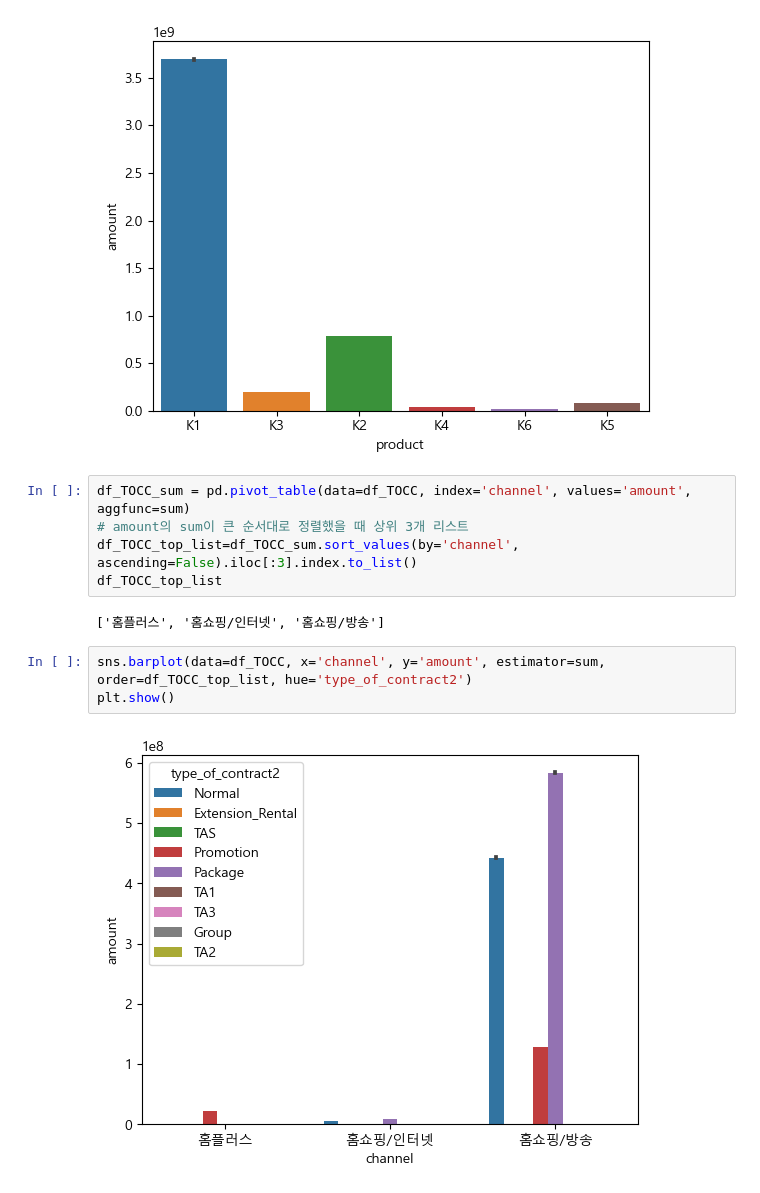
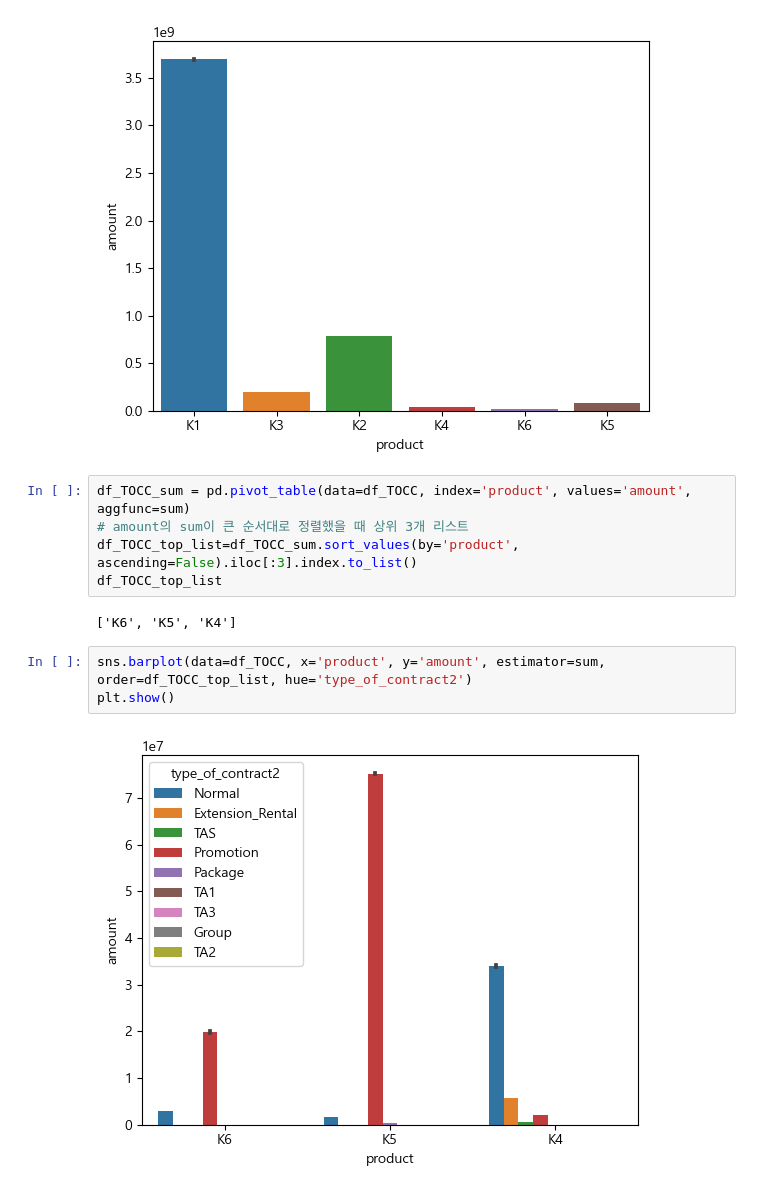
Before and after one commit to moonycode/study_data_analytics, a Jupyter notebook: codes/visualizations/quest_TypeOfContractChannel_charts.ipynb, the cells around one changed output. Cells and saved outputs as stored; diff of their text form.

Commit message:
TOCC quest1 수정

```diff
--- a/codes/visualizations/quest_TypeOfContractChannel_charts.ipynb
+++ b/codes/visualizations/quest_TypeOfContractChannel_charts.ipynb
@@ -73,14 +73,14 @@ plt.show()
 # %% [output]
 [figure]
 # %%
-df_TOCC_sum = pd.pivot_table(data=df_TOCC, index='channel', values='amount', aggfunc=sum)
+df_TOCC_sum = pd.pivot_table(data=df_TOCC, index='product', values='amount', aggfunc=sum)
 # amount의 sum이 큰 순서대로 정렬했을 때 상위 3개 리스트
-df_TOCC_top_list=df_TOCC_sum.sort_values(by='channel', ascending=False).iloc[:3].index.to_list()
+df_TOCC_top_list=df_TOCC_sum.sort_values(by='product', ascending=False).iloc[:3].index.to_list()
 df_TOCC_top_list
 # %% [output]
-['홈플러스', '홈쇼핑/인터넷', '홈쇼핑/방송']
+['K6', 'K5', 'K4']
 # %%
-sns.barplot(data=df_TOCC, x='channel', y='amount', estimator=sum, order=df_TOCC_top_list, hue='type_of_contract2')
+sns.barplot(data=df_TOCC, x='product', y='amount', estimator=sum, order=df_TOCC_top_list, hue='type_of_contract2')
 plt.show()
 # %% [output]
-[figure, old version]
+[figure, new version]
```
